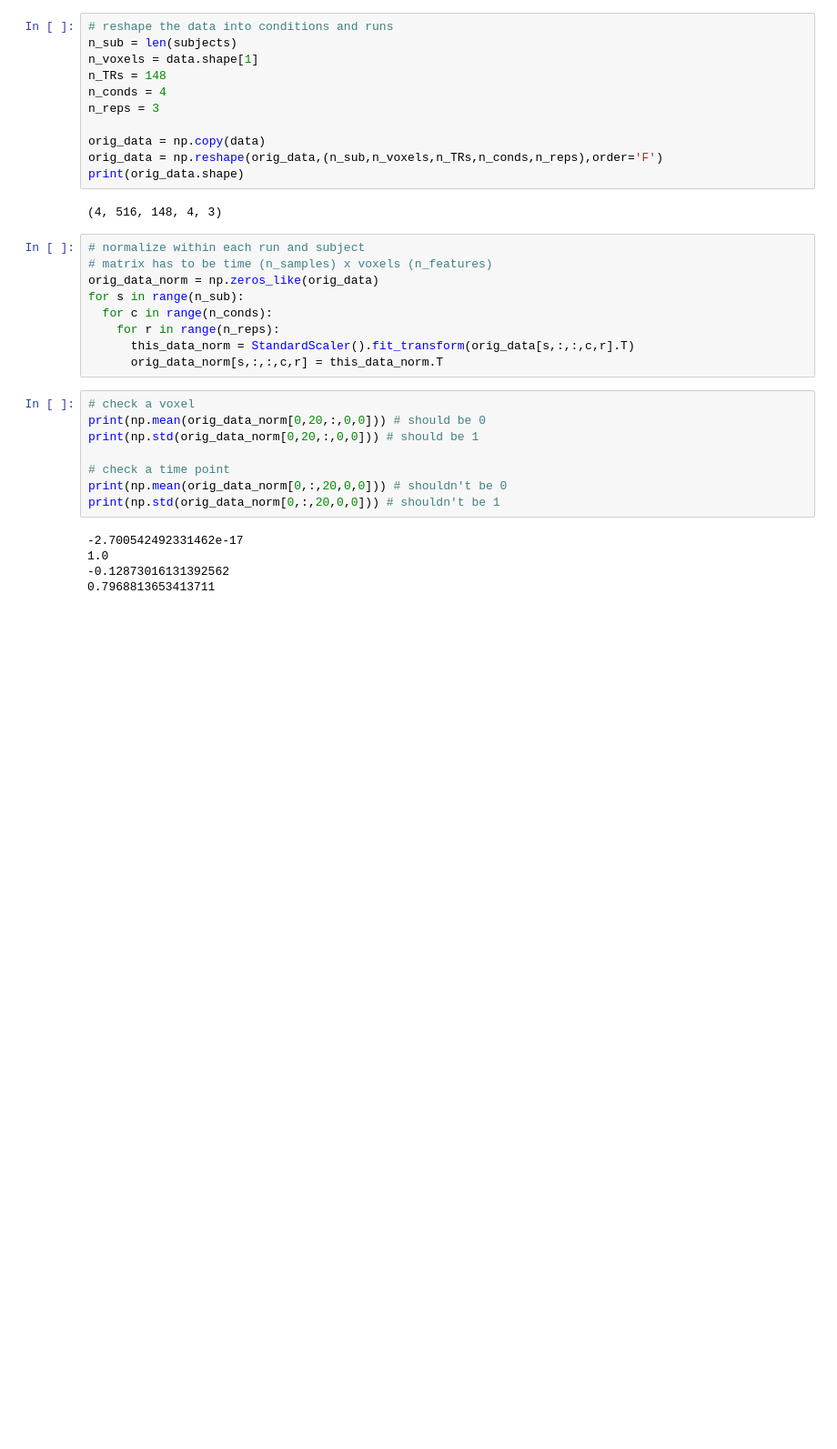
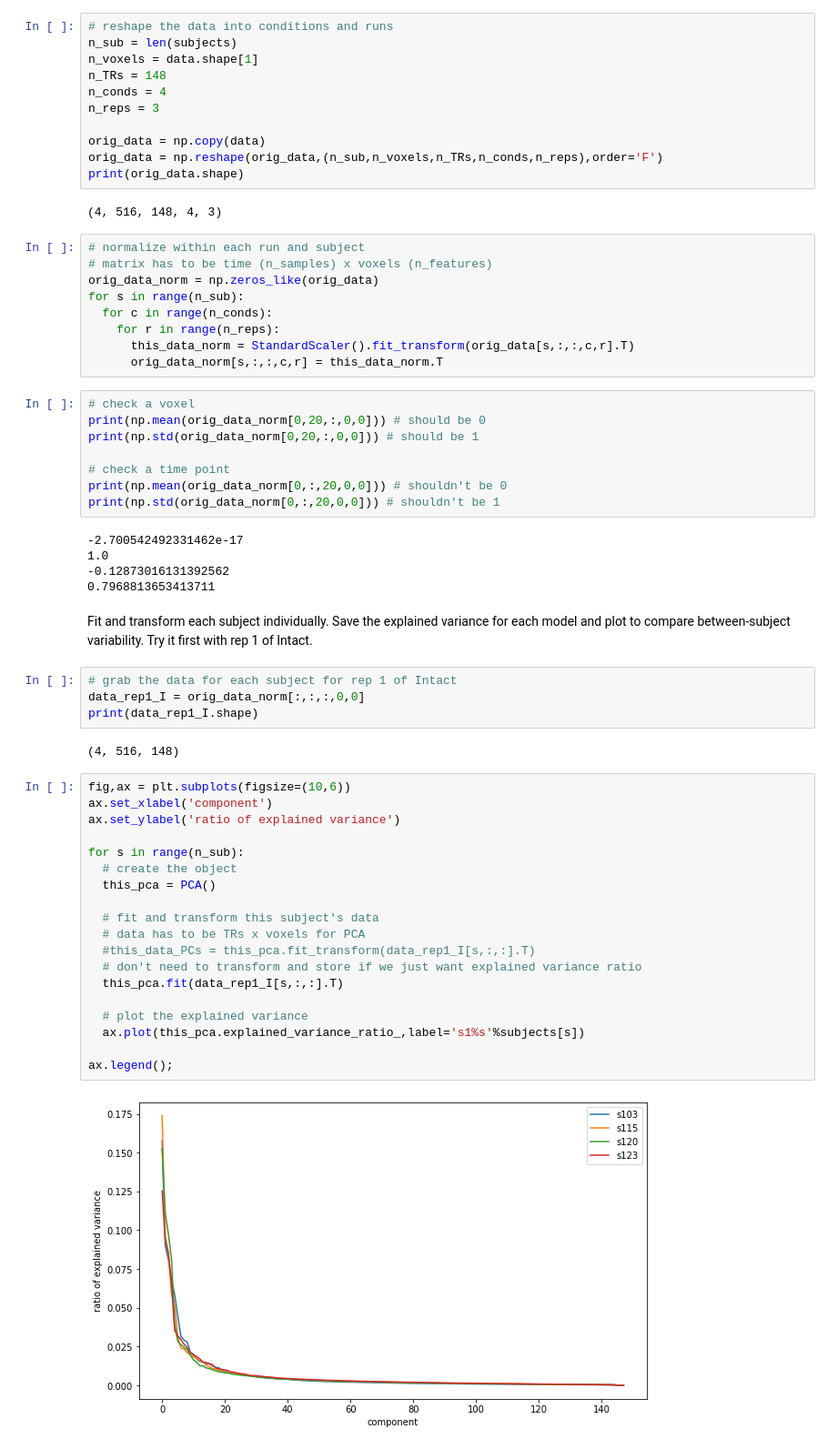
Before and after one commit to riesacassano/fMRI_piano, a Jupyter notebook: ryc_100121_PCA.ipynb, the cells around one changed output. Shown at 91% size. Cells and saved outputs as stored; diff of their text form; blank space fills up the shorter version.

Commit message:
Visualize explained variance across subjects and runs

```diff
--- a/ryc_100121_PCA.ipynb
+++ b/ryc_100121_PCA.ipynb
@@ -56,3 +56,32 @@ print(np.std(orig_data_norm[0,:,20,0,0])) # shouldn't be 1
 1.0
 -0.12873016131392562
 0.7968813653413711
+# %% [markdown]
+Fit and transform each subject individually. Save the explained variance for each model and plot to compare between-subject variability. Try it first with rep 1 of Intact.
+# %%
+# grab the data for each subject for rep 1 of Intact
+data_rep1_I = orig_data_norm[:,:,:,0,0]
+print(data_rep1_I.shape)
+# %% [output]
+(4, 516, 148)
+# %%
+fig,ax = plt.subplots(figsize=(10,6))
+ax.set_xlabel('component')
+ax.set_ylabel('ratio of explained variance')
+
+for s in range(n_sub):
+  # create the object
+  this_pca = PCA()
+
+  # fit and transform this subject's data
+  # data has to be TRs x voxels for PCA
+  #this_data_PCs = this_pca.fit_transform(data_rep1_I[s,:,:].T)
+  # don't need to transform and store if we just want explained variance ratio
+  this_pca.fit(data_rep1_I[s,:,:].T)
+
+  # plot the explained variance
+  ax.plot(this_pca.explained_variance_ratio_,label='s1%s'%subjects[s])
+
+ax.legend();
+# %% [output]
+[figure, added]
```
Also changed, not shown: parts of 7 cells of this notebook.
